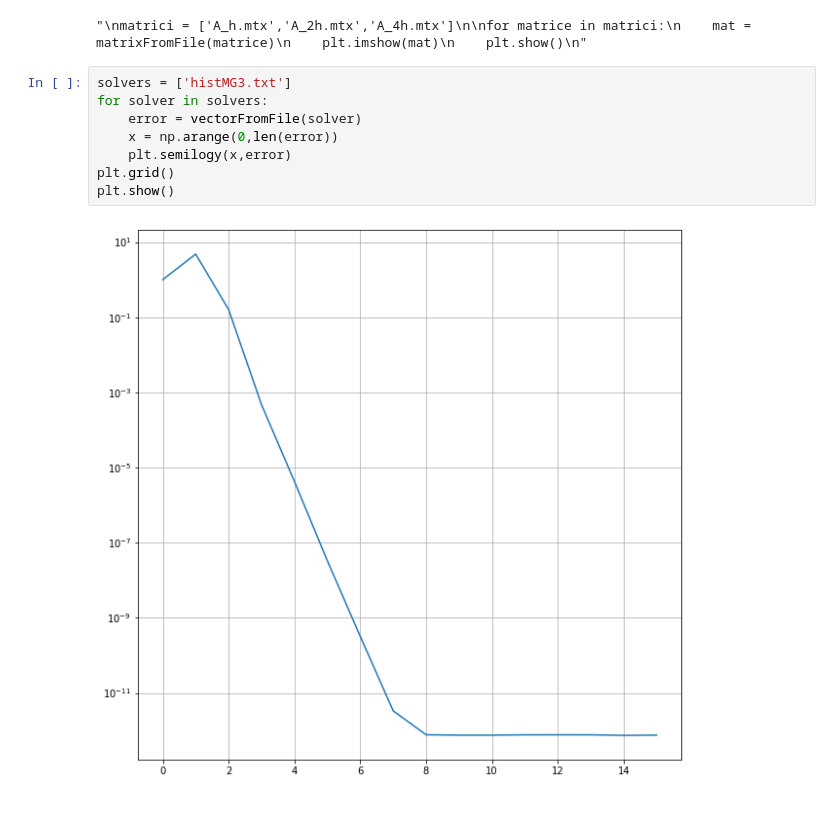
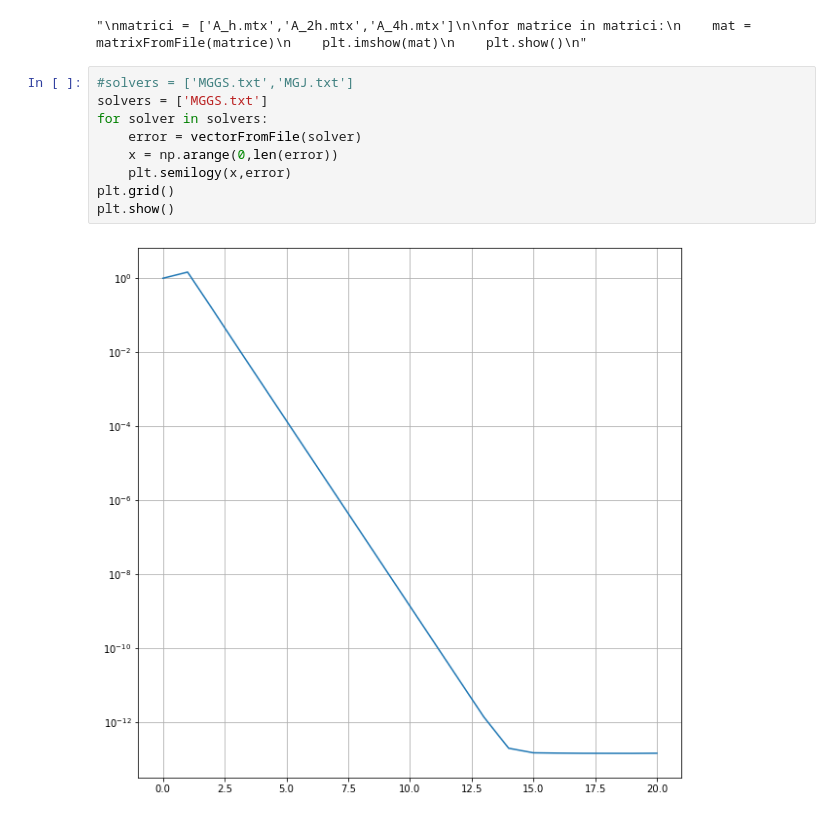
Before and after one commit to AMSC22-23/MultiGrid-Untila-Cecchettini-Capoferri, a Jupyter notebook: classes/test.ipynb, the cells around one changed output. Saved outputs shown, nothing was run; the diff lists cells and outputs as text.

```diff
--- a/classes/test.ipynb
+++ b/classes/test.ipynb
@@ -108,12 +113,13 @@ for matrice in matrici:
 # %% [output]
 "\nmatrici = ['A_h.mtx','A_2h.mtx','A_4h.mtx']\n\nfor matrice in matrici:\n    mat = matrixFromFile(matrice)\n    plt.imshow(mat)\n    plt.show()\n"
 # %%
-solvers = ['histMG3.txt']
+#solvers = ['MGGS.txt','MGJ.txt']
+solvers = ['MGGS.txt']
 for solver in solvers:
     error = vectorFromFile(solver)
     x = np.arange(0,len(error))
     plt.semilogy(x,error)
 plt.grid()
 plt.show()
 # %% [output]
-[figure, old version]
+[figure, new version]
```
Also changed, not shown: parts of 4 cells of this notebook, 21 other files.
